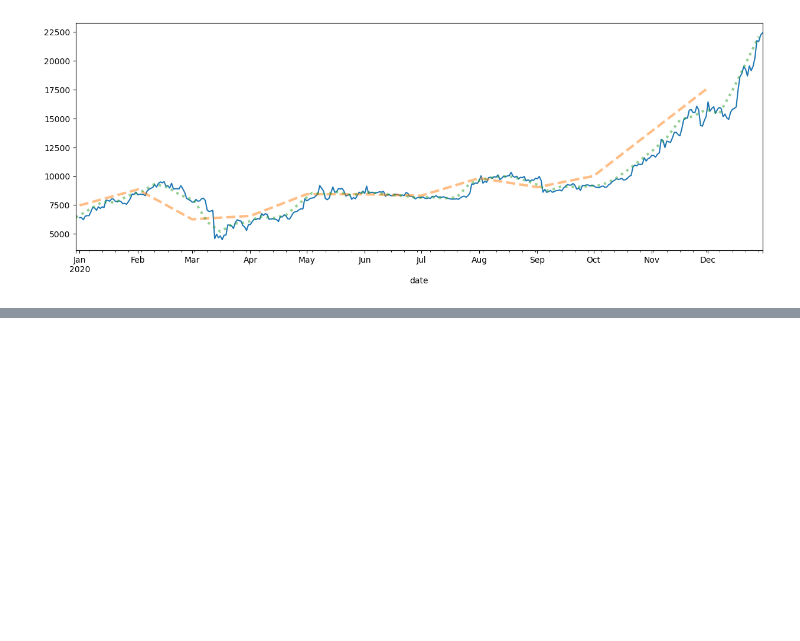
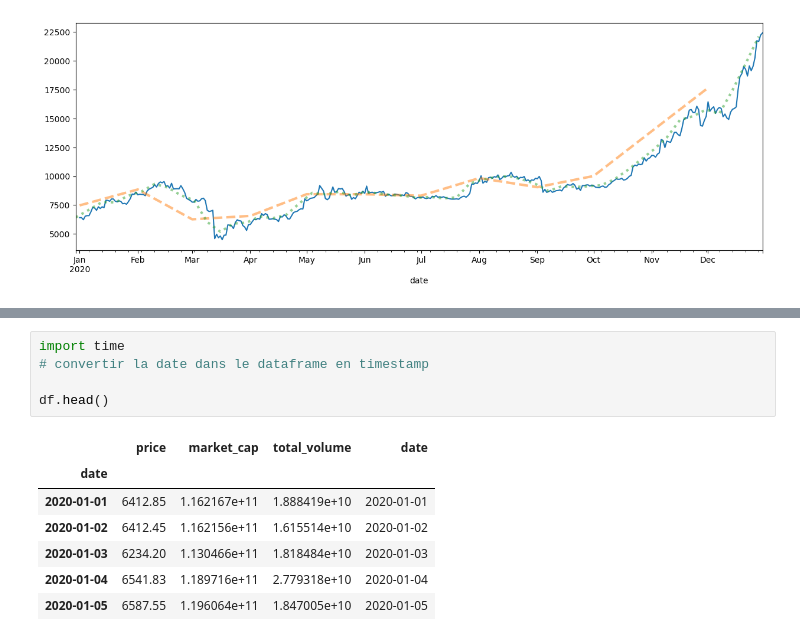
Before and after one commit to WltrH/data-projet, a Jupyter notebook: jupyternb/Formatage_dataframe.ipynb, the cells around one changed output, grey strips where cells are left out. Cells and saved outputs as stored; diff of their text form; blank space fills up the shorter version.

```diff
--- a/jupyternb/Formatage_dataframe.ipynb
+++ b/jupyternb/Formatage_dataframe.ipynb
@@ -172,0 +173,13 @@ print(datejo)
+# %%
+import time
+# convertir la date dans le dataframe en timestamp
+
+df.head()
+# %% [output]
+|  | price | market_cap | total_volume | date |
+| date |  |  |  |  |
+| 2020-01-01 | 6412.85 | 1.162167e+11 | 1.888419e+10 | 2020-01-01 |
+| 2020-01-02 | 6412.45 | 1.162156e+11 | 1.615514e+10 | 2020-01-02 |
+| 2020-01-03 | 6234.20 | 1.130466e+11 | 1.818484e+10 | 2020-01-03 |
+| 2020-01-04 | 6541.83 | 1.189716e+11 | 2.779318e+10 | 2020-01-04 |
+| 2020-01-05 | 6587.55 | 1.196064e+11 | 1.847005e+10 | 2020-01-05 |
```
Also changed, not shown: parts of 3 cells of this notebook, 3 other files.
